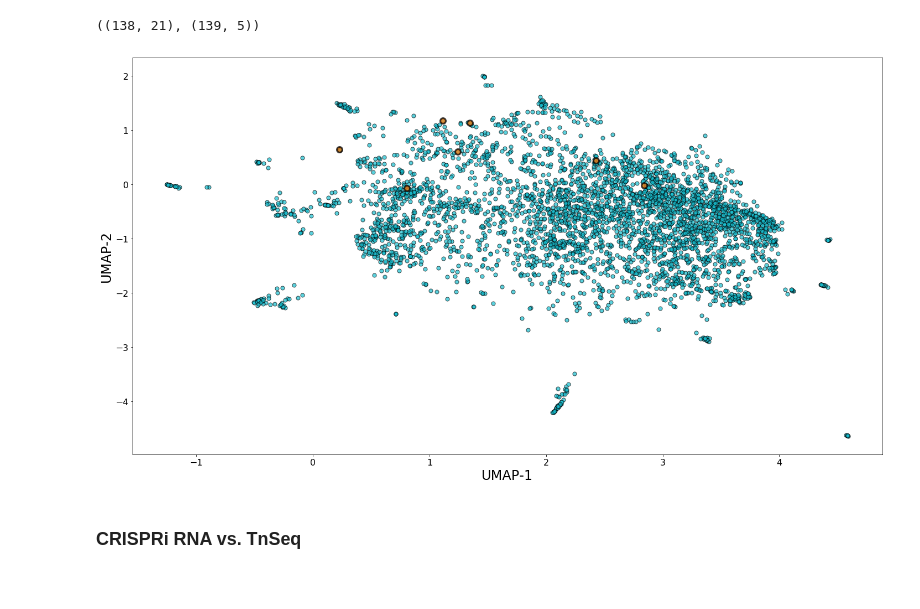
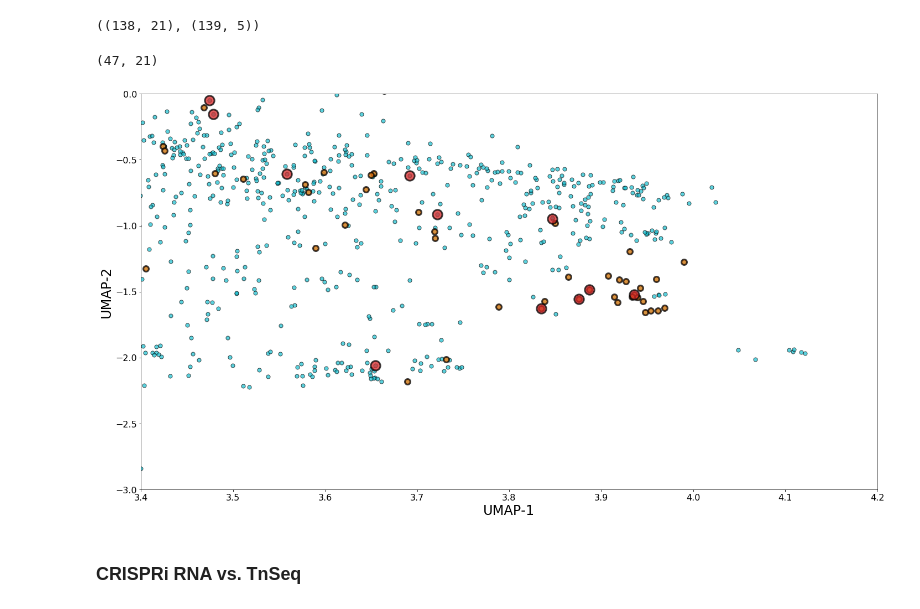
Before and after one commit to manuflores/tbredox, a Jupyter notebook: notebooks/umap_visualizations_other.ipynb, the cells around one changed output. Saved outputs shown, nothing was run; the diff lists cells and outputs as text; code cells hidden in the pictures.

```diff
--- a/notebooks/umap_visualizations_other.ipynb
+++ b/notebooks/umap_visualizations_other.ipynb
@@ -136,7 +136,7 @@ plt.savefig(fig_file, dpi = 300)
 # %%
 df = df_w_annot_[df_w_annot_['Gene name'].str.contains('aro')]
 # %%
-df = df_w_annot_[df_w_annot_.Rv_ID.values == 'Rv3530c'].copy()
+df = df_w_annot_[df_w_annot_.Rv_ID.values == 'Rv1405c'].copy()
 # %%
 plt.figure(figsize=(14,7))
 
@@ -201,25 +204,34 @@ df.shape, df_all_cho.shape
+# %%
+df_sdr = df_w_annot_[df_w_annot_['is_sdr'].values == True]
+df_sdr.shape
+# %% [output]
+(47, 21)
 # %%
 plt.figure(figsize=(20,11))
 
 plt.scatter(df_w_annot_.u1, df_w_annot_.u2, s = 50, color = cols[-1], edgecolors='k', alpha = 0.7)
 
 for index, row in df.iterrows():
 #     plt.scatter(row['u1'], row['u2'], s10= 100, color = 'k', edgecolors='k', alpha = 1)
     plt.scatter(row['u1'], row['u2'], s = 100, color = cols[1], edgecolors='k', linewidths = 3, alpha = 0.75)
 
+
+for index, row in df_sdr.iterrows():
+    plt.scatter(row['u1'], row['u2'], s = 300, color = cols[3], edgecolors='k', linewidths = 3, alpha = 0.75)
+
 plt.xlabel('UMAP-1', fontsize = 24 )
 plt.ylabel('UMAP-2', fontsize = 24 )
 xt = plt.xticks(fontsize = 16)
 yt = plt.yticks(fontsize = 16)
 
-# plt.xlim(3, 4.5)
-# plt.ylim(-3,0)
+plt.xlim(3.4, 4.2)
+plt.ylim(-3,0)
 
 plt.tight_layout()
 fig_file = '../figures/umap_onegene_neighborhood_v2.png'
 plt.savefig(fig_file, dpi = 250)
 # %% [output]
-[figure, old version]
+[figure, new version]
 # %% [markdown]
 ### CRISPRi RNA vs. TnSeq
 # %%
```
Also changed, not shown: parts of 2 cells of this notebook, 25 other files.
